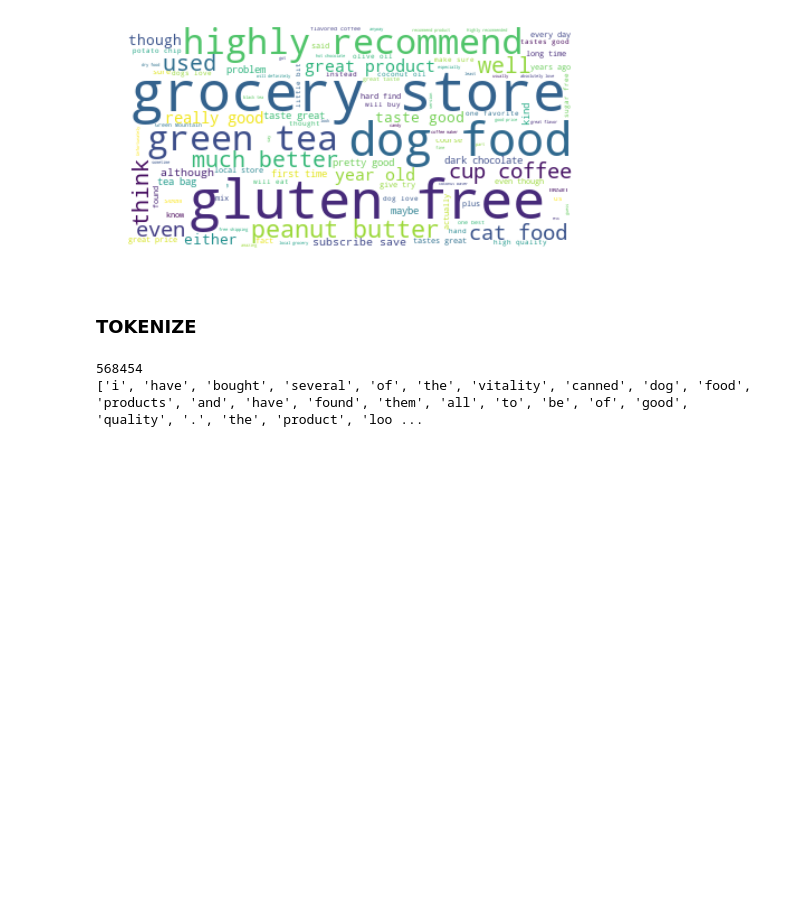
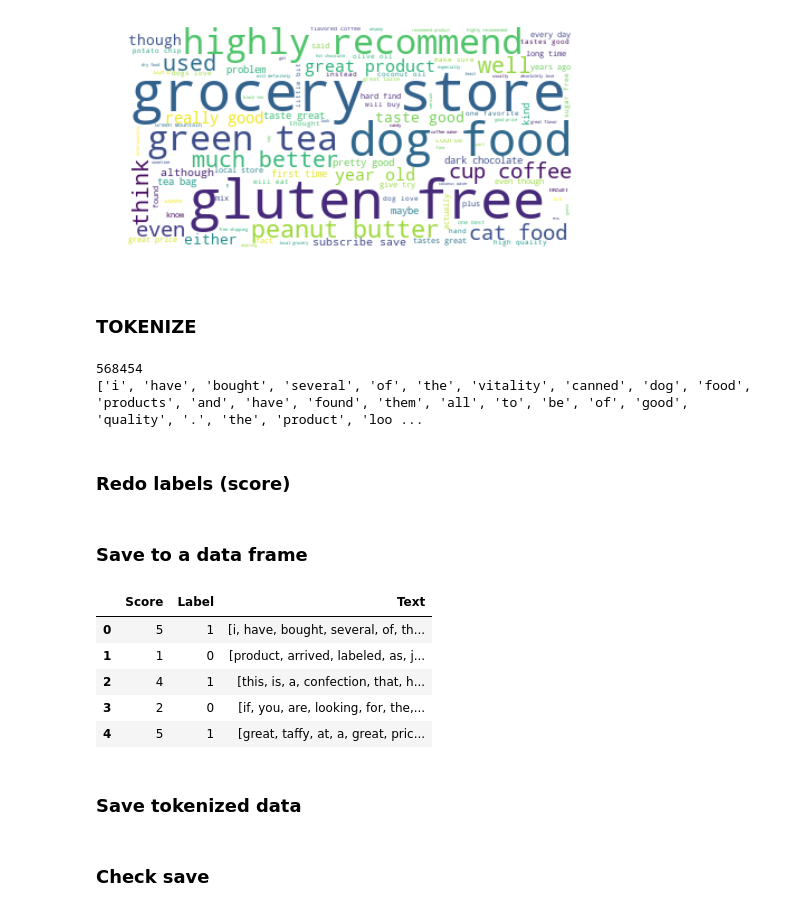
Before and after one commit to lovhag/SSY340_project, a Jupyter notebook: Data Processing.ipynb, the cells around one changed output. Cells and saved outputs as stored; diff of their text form; code cells hidden in the pictures; blank space fills up the shorter version.

```diff
--- a/Data Processing.ipynb
+++ b/Data Processing.ipynb
@@ -133,3 +130,27 @@ print(token_text[0])
 # %% [output]
 568454
 ['i', 'have', 'bought', 'several', 'of', 'the', 'vitality', 'canned', 'dog', 'food', 'products', 'and', 'have', 'found', 'them', 'all', 'to', 'be', 'of', 'good', 'quality', '.', 'the', 'product', 'loo ...
+# %% [markdown]
+### Redo labels (score)
+# %%
+labels = []
+for val in new_revised_df.Score.values:
+    if val<=3:
+        labels.append(0)
+    else:
+        labels.append(1)
+# %% [markdown]
+### Save to a data frame
+# %%
+d = {'Score': new_revised_df.Score.values, 'Label': labels, 'Text': token_text}
+review_df = pd.DataFrame(data=d)
+review_df.head()
+# %% [output]
+|  | Score | Label | Text |
+| 0 | 5 | 1 | [i, have, bought, several, of, th... |
+| 1 | 1 | 0 | [product, arrived, labeled, as, j... |
+| 2 | 4 | 1 | [this, is, a, confection, that, h... |
+| 3 | 2 | 0 | [if, you, are, looking, for, the,... |
+| 4 | 5 | 1 | [great, taffy, at, a, great, pric... |
+# %% [markdown]
+### Save tokenized data
@@ -135,0 +160,2 @@ print(token_text[0])
+# %% [markdown]
+### Check save
```
Also changed, not shown: parts of 4 cells of this notebook.
